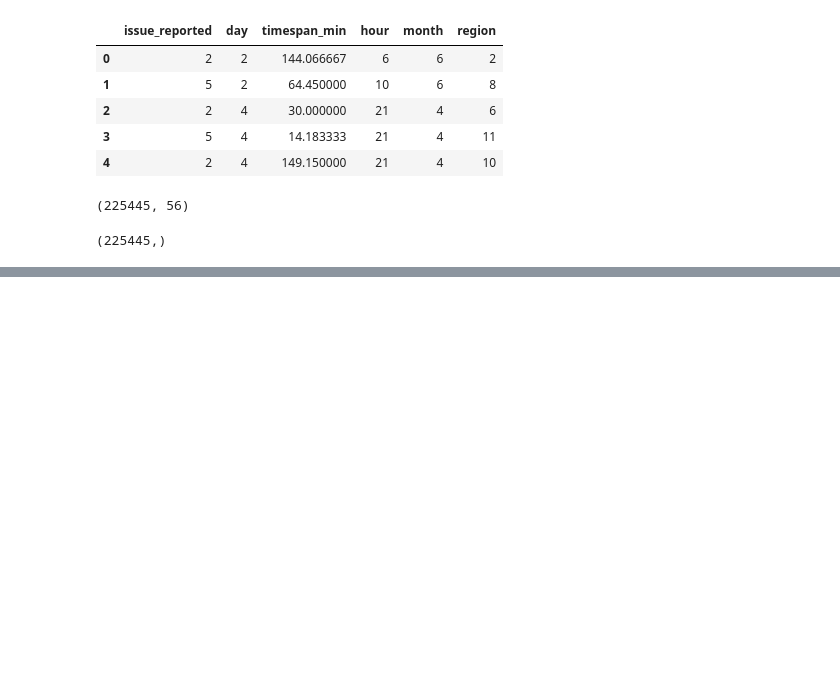
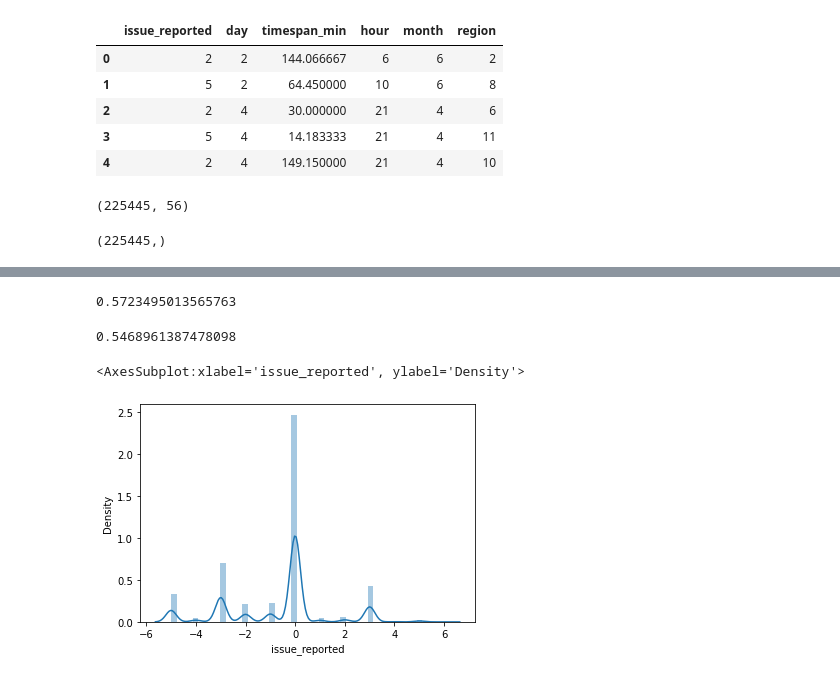
Before and after one commit to tomshields71/Real-Time_Traffic_Incident_Reports, a Jupyter notebook: Traffic_pre-processing_training.ipynb, the cells around one changed output, grey strips where cells are left out. Drawn from its saved outputs; the diff is of its cells as text; code cells hidden in the pictures; blank space fills up the shorter version.

```diff
--- a/Traffic_pre-processing_training.ipynb
+++ b/Traffic_pre-processing_training.ipynb
@@ -331,7 +348,0 @@ X and y are set so all models can be fit through these two variables. I will fit
-# %%
-knn = KNeighborsClassifier()
-knn.fit(X_train,y_train)
-
-predicted = knn.predict(X_test)
-
-print(predicted)
@@ -367,2 +349,4 @@ Pipeline(steps=[('standardscaler', StandardScaler()),
 # %%
-print(clf.predict(y))
+model =  xgb.XGBClassifier()
+# %%
+model.fit(X_train, y_train)
@@ -368,0 +365,15 @@ print(clf.predict(y))
+# %%
+model.score(X_train, y_train)
+# %% [output]
+0.5723495013565763
+# %%
+model.score(X_test, y_test)
+# %% [output]
+0.5468961387478098
+# %%
+prediction=model.predict(X_test)
+# %%
+sns.distplot(y_test-prediction)
+# %% [output]
+<AxesSubplot:xlabel='issue_reported', ylabel='Density'>
+[figure, added]
```
Also changed, not shown: parts of 14 cells of this notebook.
